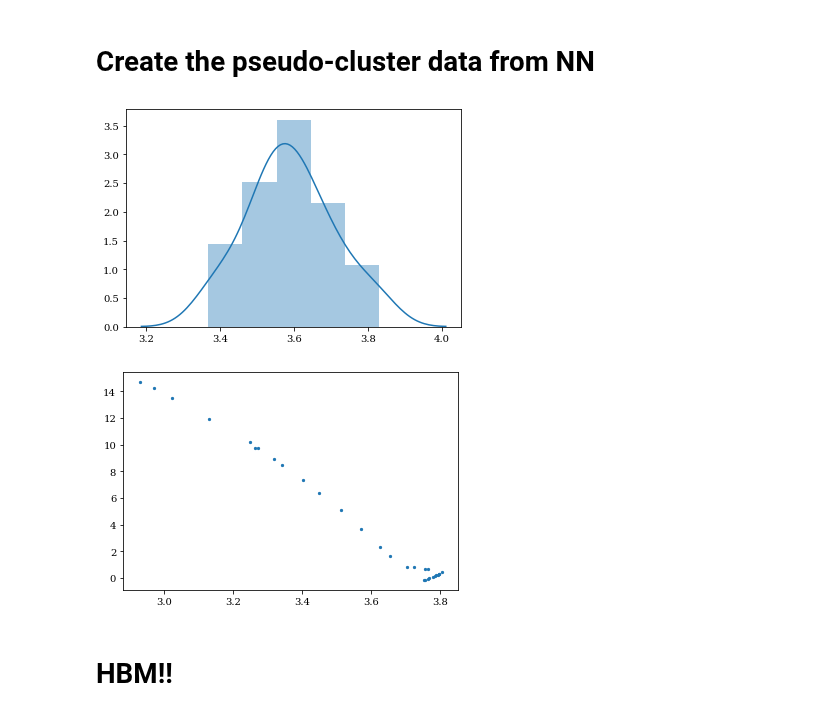
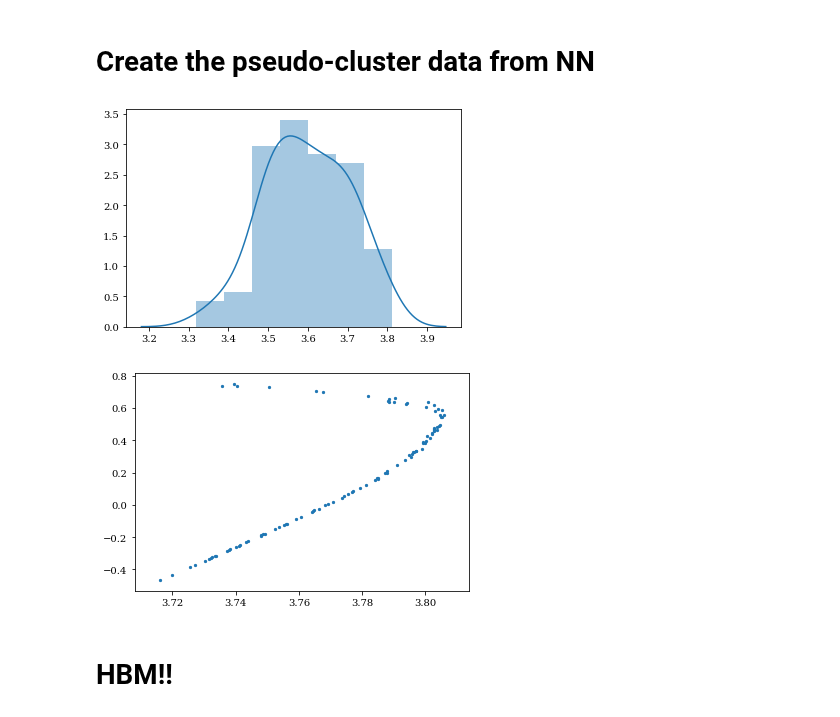
Before and after one commit to Harry-Westwood/Y4-Project-InterNeuralStellar, a Jupyter notebook: Hin's_files/NNpseudo_cluster.ipynb, the cells around one changed output. Saved outputs shown, nothing was run; the diff lists cells and outputs as text; code cells hidden in the pictures.

```diff
--- a/Hin's_files/NNpseudo_cluster.ipynb
+++ b/Hin's_files/NNpseudo_cluster.ipynb
@@ -35,22 +35,22 @@ _________________________________________________________________
 # %%
 iso_age = 3.6
 spread = 0.1
-N = 30
+N = 100
 Tage = np.random.randn(N)*spread+iso_age
 sns.distplot(Tage)
 plt.show()
-Tmass = np.random.rand(N)*(2-0.8)+0.8
+Tmass = np.random.rand(N)*(1.35-0.8)+0.8
 Tfeh = np.zeros(N)
 TMLT = np.ones(N)*1.9
 
 Tinputs = np.log10(np.vstack((Tmass, Tage, 10**Tfeh, 10**TMLT)))
 Toutputs = m1.model.predict(Tinputs.T).T
 [TL, TTeff, Tdelnu] = 10**Toutputs
 plt.scatter(np.log10(TTeff), np.log10(TL), s=5)
 plt.show()
 # %% [output]
-[figure, old version]
+[figure, new version]
-[figure, old version]
+[figure, new version]
 # %% [markdown]
 # HBM!!
 # %%
```
Also changed, not shown: parts of 12 cells of this notebook.
